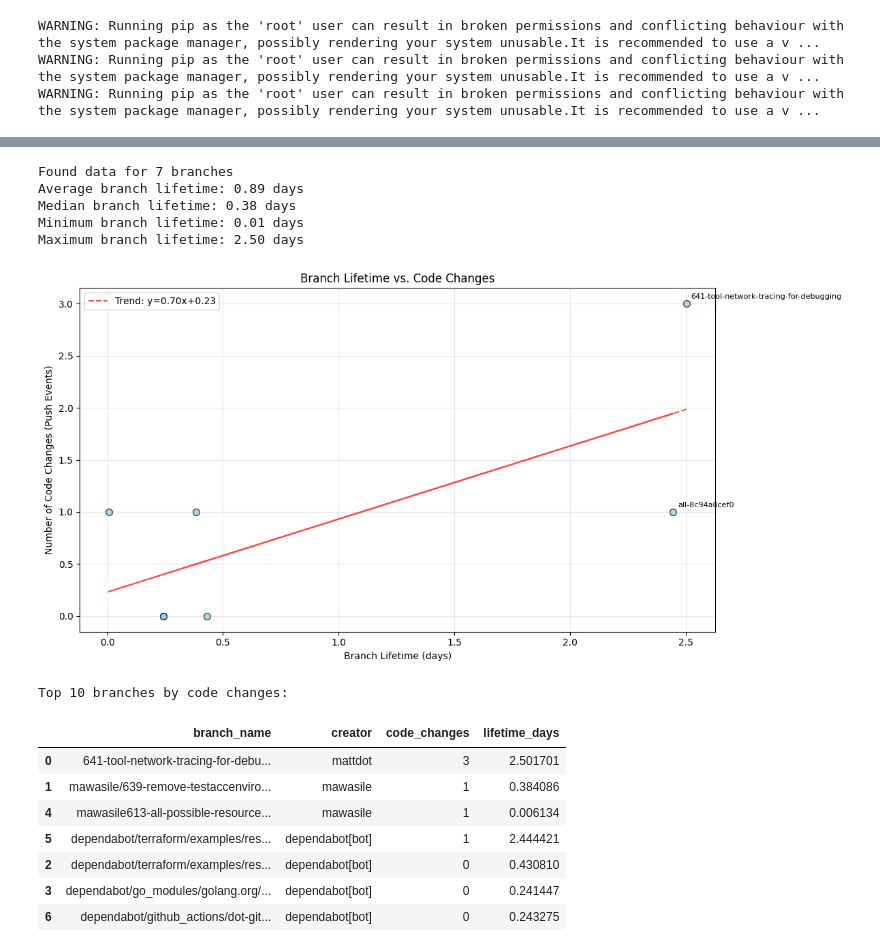
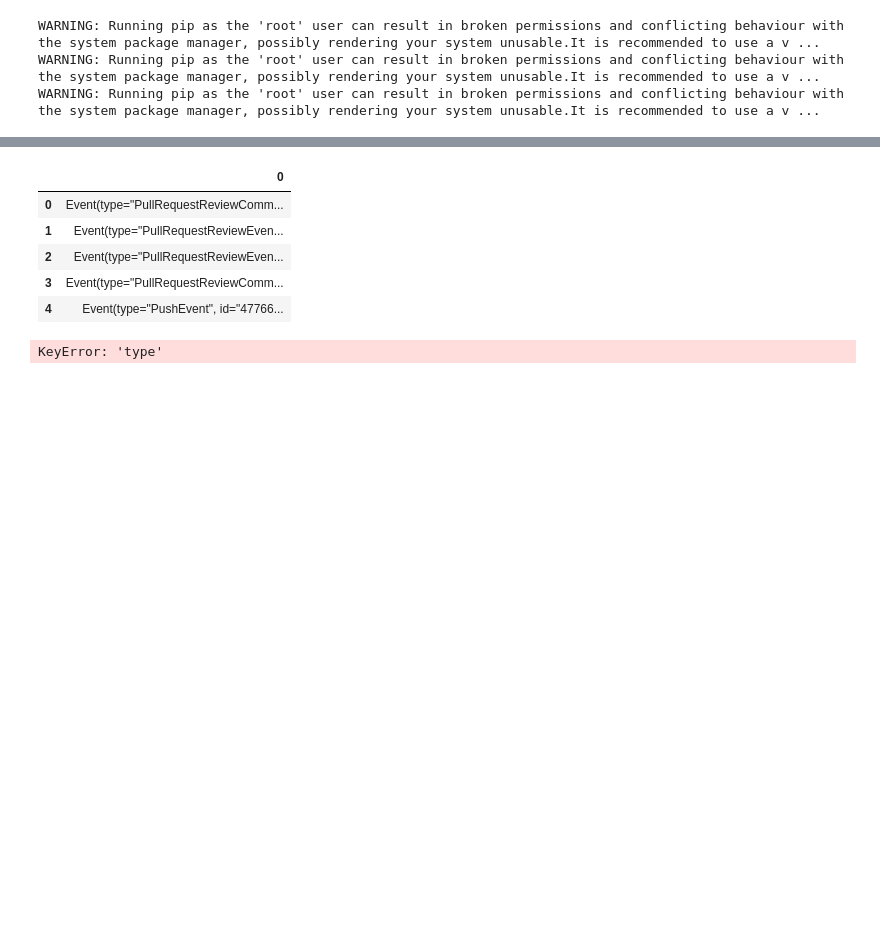
Before and after one commit to devorekristen/terraform-provider-power-platform, a Jupyter notebook: metrics/metrics.ipynb, the cells around one changed output, grey strips where cells are left out. Cells and saved outputs as stored; diff of their text form; code cells hidden in the pictures; blank space fills up the shorter version.

```diff
--- a/metrics/metrics.ipynb
+++ b/metrics/metrics.ipynb
@@ -468,6 +522,8 @@ plt.show()
 # %%
 import numpy as np
 
+df_events = pd.DataFrame( repo.get_events())
+display(df_events.head())
 # Filter for branch creation events
 branch_creations = df_events[(df_events['type'] == 'CreateEvent') & (df_events['ref_type'] == 'branch')]
 
@@ -534,45 +590,37 @@ if not df_branch_lifecycle.empty:
     plt.ylabel('Number of Code Changes (Push Events)')
     plt.title('Branch Lifetime vs. Code Changes')
 
     # Add trend line
     z = np.polyfit(df_branch_lifecycle['lifetime_days'], df_branch_lifecycle['code_changes'], 1)
     p = np.poly1d(z)
     plt.plot(df_branch_lifecycle['lifetime_days'], p(df_branch_lifecycle['lifetime_days']),
              "r--", alpha=0.7, label=f"Trend: y={z[0]:.2f}x+{z[1]:.2f}")
 
     # Add branch names as tooltips for interesting data points
     for i, row in df_branch_lifecycle.iterrows():
         if row['code_changes'] > 2 or row['lifetime_days'] > 1.5:  # Highlight important branches
             plt.annotate(row['branch_name'].split('/')[-1],
                          (row['lifetime_days'], row['code_changes']),
                          textcoords="offset points",
                          xytext=(5, 5),
                          fontsize=8)
 
     plt.grid(True, alpha=0.3)
     plt.legend()
     plt.tight_layout()
     plt.show()
 
     # Top 10 branches by code changes
     print("\nTop 10 branches by code changes:")
     display(df_branch_lifecycle.sort_values('code_changes', ascending=False).head(10)[
         ['branch_name', 'creator', 'code_changes', 'lifetime_days']])
 else:
     print("No branch lifecycle data could be calculated.")
 # %% [output]
+|  | 0 |
+| 0 | Event(type="PullRequestReviewComm... |
+| 1 | Event(type="PullRequestReviewEven... |
+| 2 | Event(type="PullRequestReviewEven... |
+| 3 | Event(type="PullRequestReviewComm... |
+| 4 | Event(type="PushEvent", id="47766... |
-Found data for 7 branches
-Average branch lifetime: 0.89 days
-Median branch lifetime: 0.38 days
-Minimum branch lifetime: 0.01 days
-Maximum branch lifetime: 2.50 days
+KeyError: 'type'
-[figure, removed]
-Top 10 branches by code changes:
-|  | branch_name | creator | code_changes | lifetime_days |
-| 0 | 641-tool-network-tracing-for-debu... | mattdot | 3 | 2.501701 |
-| 1 | mawasile/639-remove-testaccenviro... | mawasile | 1 | 0.384086 |
-| 4 | mawasile613-all-possible-resource... | mawasile | 1 | 0.006134 |
-| 5 | dependabot/terraform/examples/res... | dependabot[bot] | 1 | 2.444421 |
-| 2 | dependabot/terraform/examples/res... | dependabot[bot] | 0 | 0.430810 |
-| 3 | dependabot/go_modules/golang.org/... | dependabot[bot] | 0 | 0.241447 |
-| 6 | dependabot/github_actions/dot-git... | dependabot[bot] | 0 | 0.243275 |
```
Also changed, not shown: parts of 12 cells of this notebook.
